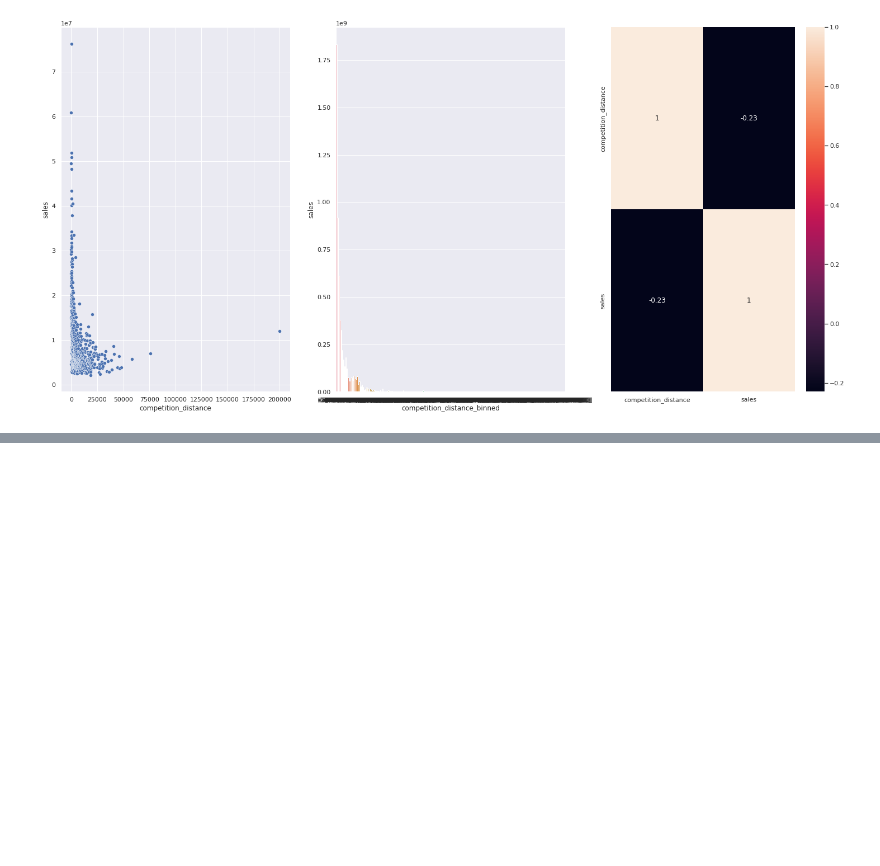
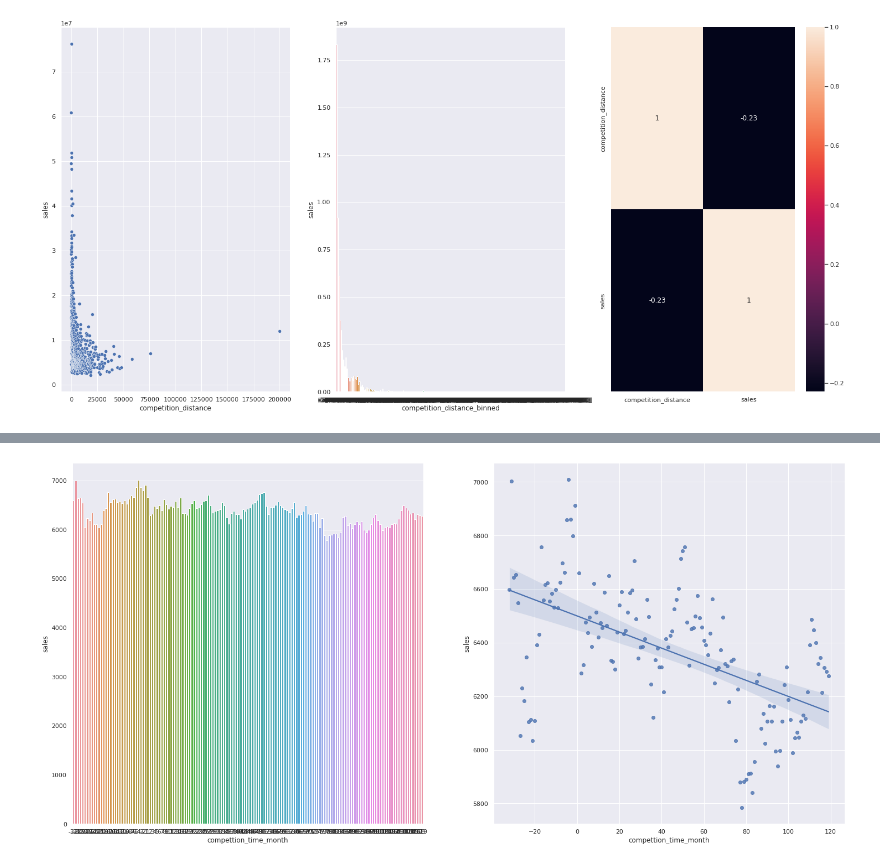
Before and after one commit to guiaraujofreitas/Rossmann-Store-Sales, a Jupyter notebook: m04_Store_Sales_prediction.ipynb, the cells around one changed output, grey strips where cells are left out. Drawn from its saved outputs; the diff is of its cells as text; code cells hidden in the pictures; blank space fills up the shorter version.

```diff
--- a/m04_Store_Sales_prediction.ipynb
+++ b/m04_Store_Sales_prediction.ipynb
@@ -636,0 +633,15 @@ df4['competition_distance'].max()
+# %%
+aux1 = df4[['compettion_time_month','sales']].groupby('compettion_time_month').median().reset_index()
+
+aux2 = aux1[(aux1['compettion_time_month'] < 120) & (aux1['compettion_time_month']!= 0)]
+
+plt.subplot(1,3,1)
+sns.barplot(x ='compettion_time_month', y = 'sales', data= aux2 );
+
+plt.subplot(1,3,2)
+sns.regplot(x = 'compettion_time_month', y = 'sales' , data= aux2);
+
+plt.subplot(1,3,3)
+sns.heatmap(aux2.corr(method='pearson'), annot= True)
+# %% [output]
+[figure, added]
```
Also changed, not shown: parts of 7 cells of this notebook.
